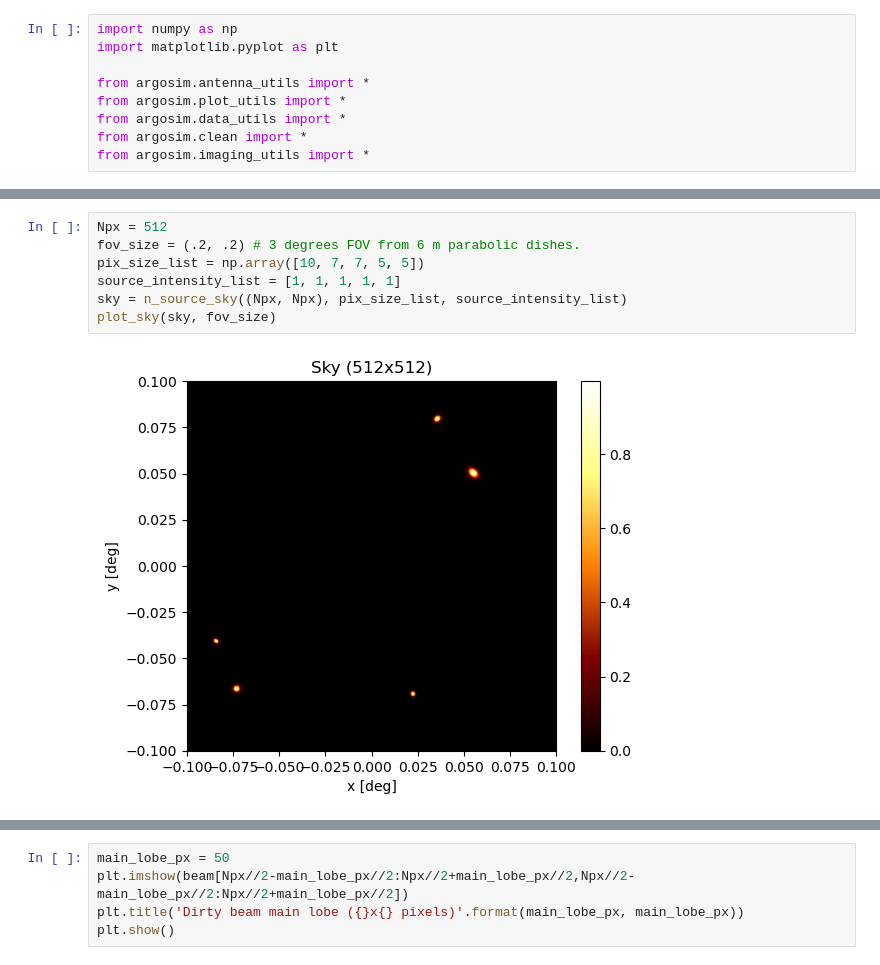
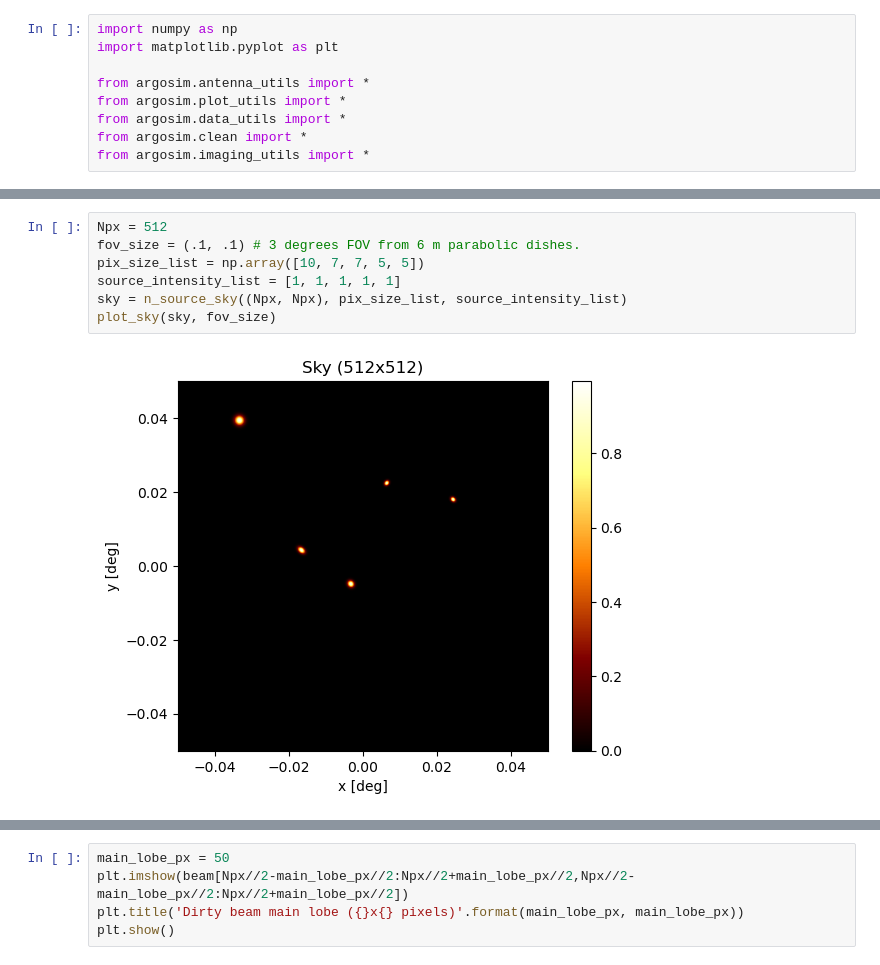
Before and after one commit to CentofantiEze/argosim, a Jupyter notebook: notebooks/full_argos_demo.ipynb, the cells around one changed output, grey strips where cells are left out. Drawn from its saved outputs; the diff is of its cells as text.

```diff
--- a/notebooks/full_argos_demo.ipynb
+++ b/notebooks/full_argos_demo.ipynb
@@ -64,12 +58,12 @@ plot_baselines(track)
 # %%
 Npx = 512
-fov_size = (.2, .2) # 3 degrees FOV from 6 m parabolic dishes.
+fov_size = (.1, .1) # 3 degrees FOV from 6 m parabolic dishes.
 pix_size_list = np.array([10, 7, 7, 5, 5])
 source_intensity_list = [1, 1, 1, 1, 1]
 sky = n_source_sky((Npx, Npx), pix_size_list, source_intensity_list)
 plot_sky(sky, fov_size)
 # %% [output]
-[figure, old version]
+[figure, new version]
 # %%
 # Fourier transform of the sky
 sky_uv = sky2uv(sky)
```
Also changed, not shown: parts of 8 cells of this notebook, 2 other files.
